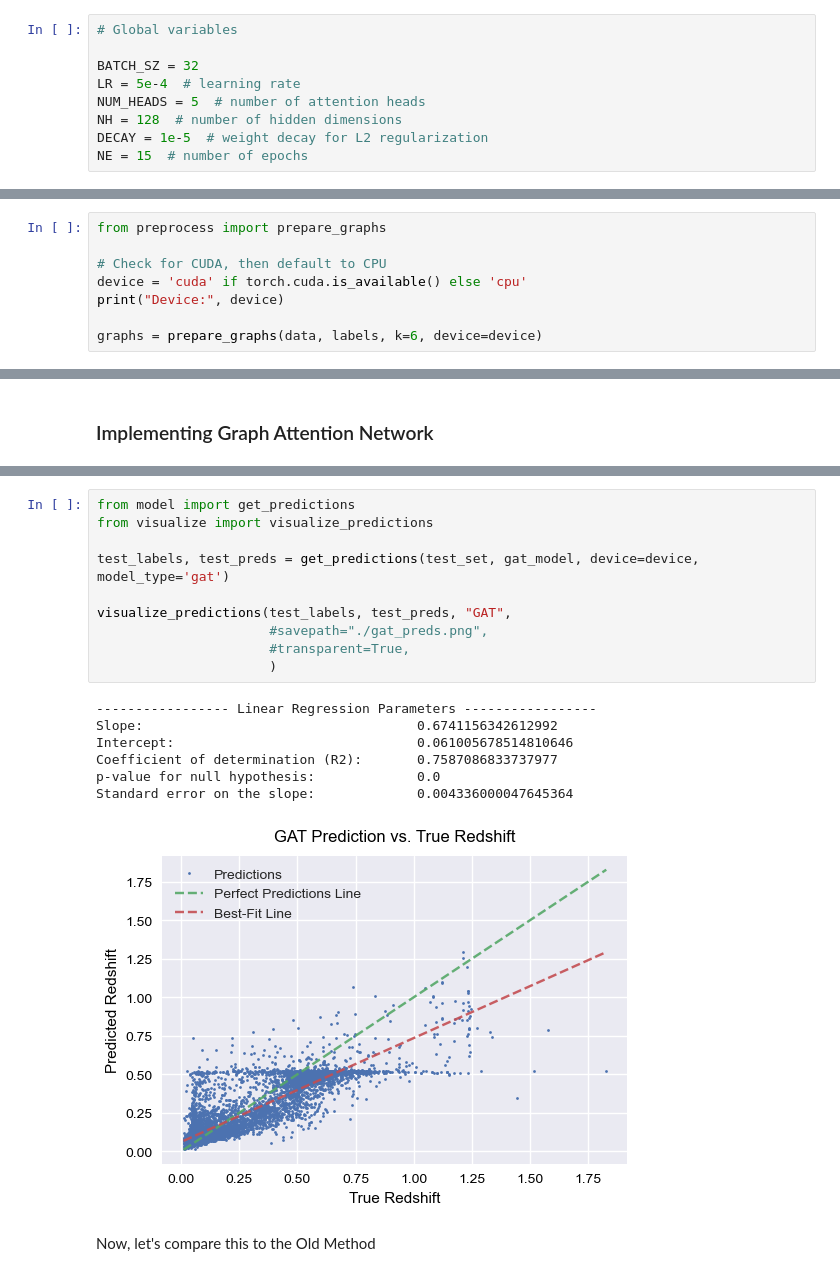
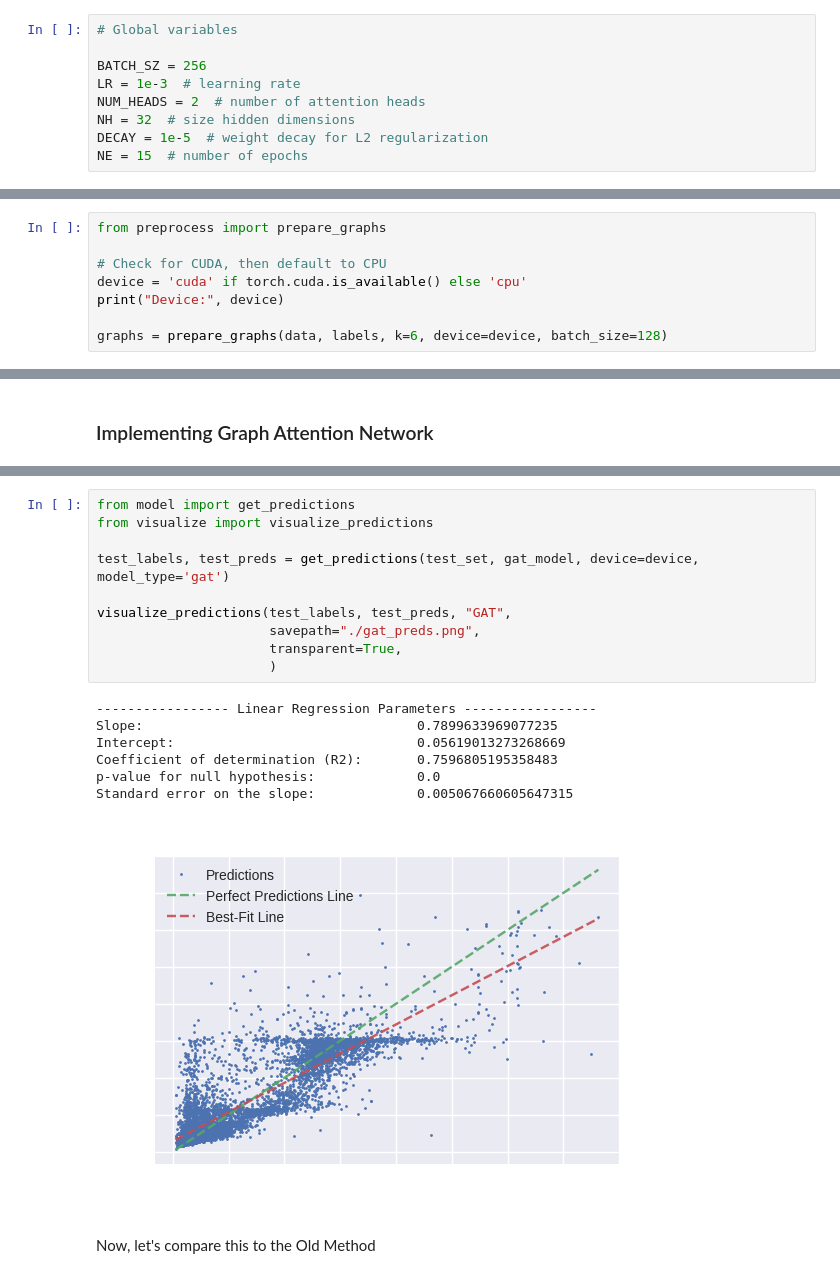
Before and after one commit to baron-de-montblanc/PHYS2550-Final-Project, a Jupyter notebook: workbook_GAT.ipynb, the cells around one changed output, grey strips where cells are left out. Saved outputs shown, nothing was run; the diff lists cells and outputs as text.

```diff
--- a/workbook_GAT.ipynb
+++ b/workbook_GAT.ipynb
@@ -17,10 +17,10 @@ plt.style.use("seaborn-v0_8")
 # %%
 # Global variables
 
-BATCH_SZ = 32
-LR = 5e-4  # learning rate
-NUM_HEADS = 5  # number of attention heads
-NH = 128  # number of hidden dimensions
+BATCH_SZ = 256
+LR = 1e-3  # learning rate
+NUM_HEADS = 2  # number of attention heads
+NH = 32  # size hidden dimensions
 DECAY = 1e-5  # weight decay for L2 regularization
 NE = 15  # number of epochs
 # %%
@@ -55,5 +55,5 @@ from preprocess import prepare_graphs
 device = 'cuda' if torch.cuda.is_available() else 'cpu'
 print("Device:", device)
 
-graphs = prepare_graphs(data, labels, k=6, device=device)
+graphs = prepare_graphs(data, labels, k=6, device=device, batch_size=128)
 # %% [output]
@@ -124,21 +126,21 @@ plot_loss(loss_list, val_loss_list)
 # %%
 from model import get_predictions
 from visualize import visualize_predictions
 
 test_labels, test_preds = get_predictions(test_set, gat_model, device=device, model_type='gat')
 
 visualize_predictions(test_labels, test_preds, "GAT",
-                      #savepath="./gat_preds.png",
-                      #transparent=True,
+                      savepath="./gat_preds.png",
+                      transparent=True,
                       )
 # %% [output]
 ----------------- Linear Regression Parameters -----------------
-Slope:                                   0.6741156342612992
-Intercept:                               0.061005678514810646
-Coefficient of determination (R2):       0.7587086833737977
+Slope:                                   0.7899633969077235
+Intercept:                               0.05619013273268669
+Coefficient of determination (R2):       0.7596805195358483
 p-value for null hypothesis:             0.0
-Standard error on the slope:             0.004336000047645364
+Standard error on the slope:             0.005067660605647315
-[figure, old version]
+[figure, new version]
 # %% [markdown]
 Now, let's compare this to the Old Method
 # %%
```
Also changed, not shown: parts of 8 cells of this notebook, 3 other files.
